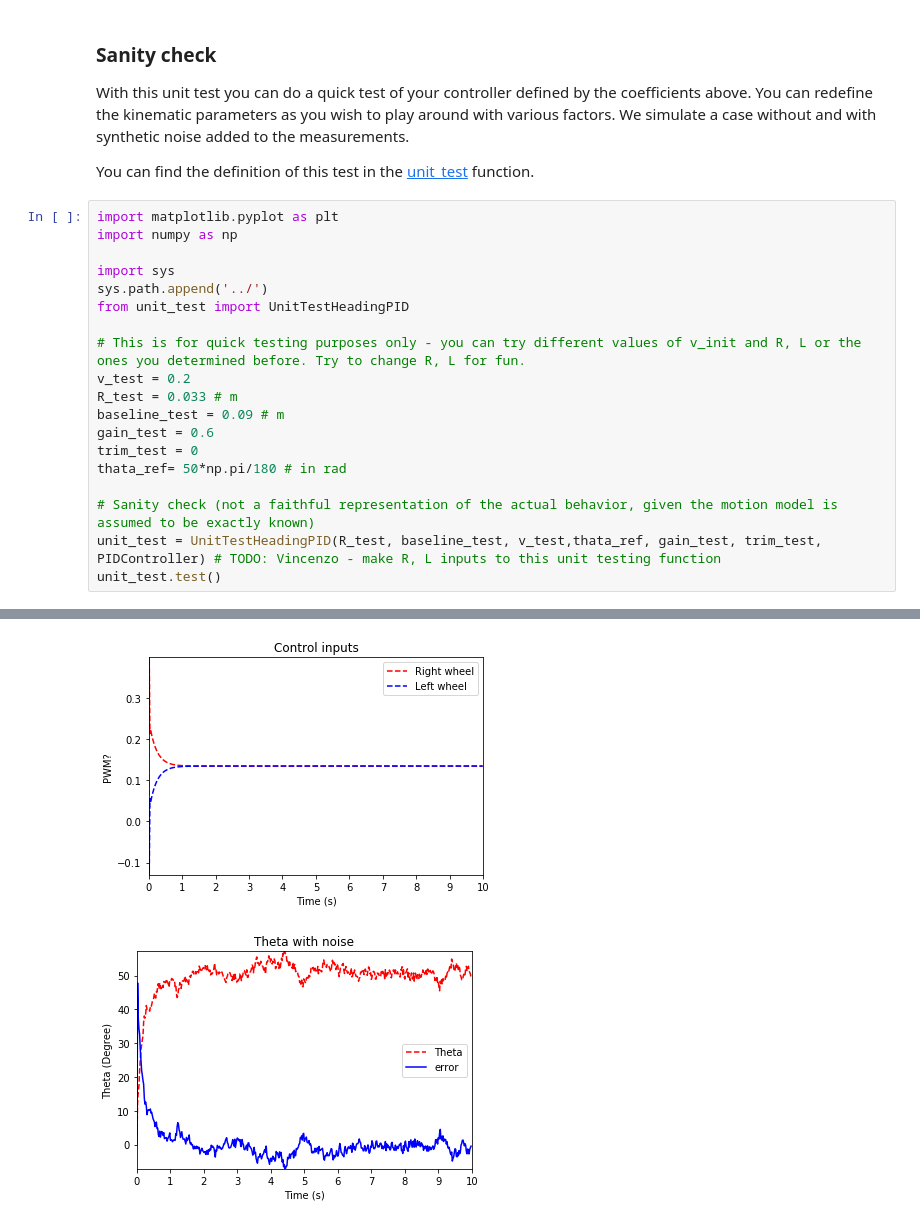
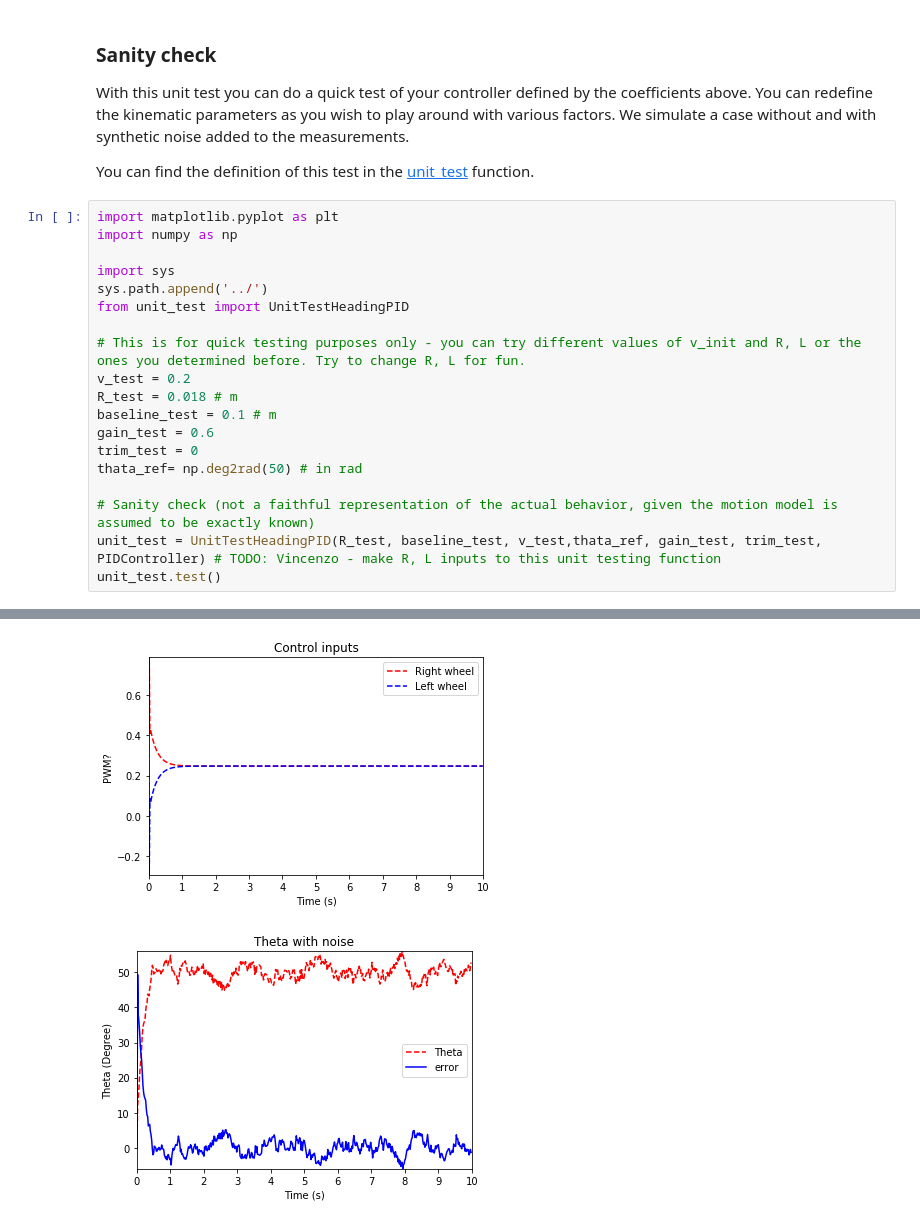
Before and after one commit to olivier-2018/dt-exercises, a Jupyter notebook: mooc-modcon/solution/05-PID-Control/PID_controller.ipynb, the cells around one changed output, grey strips where cells are left out. Cells and saved outputs as stored; diff of their text form.

```diff
--- a/mooc-modcon/solution/05-PID-Control/PID_controller.ipynb
+++ b/mooc-modcon/solution/05-PID-Control/PID_controller.ipynb
@@ -106,23 +104,23 @@ You can find the definition of this test in the [unit_test](./unite_test.py) fun
 # %%
 import matplotlib.pyplot as plt
 import numpy as np
 
 import sys
 sys.path.append('../')
 from unit_test import UnitTestHeadingPID
 
 # This is for quick testing purposes only - you can try different values of v_init and R, L or the ones you determined before. Try to change R, L for fun.
 v_test = 0.2
-R_test = 0.033 # m
-baseline_test = 0.09 # m
+R_test = 0.018 # m
+baseline_test = 0.1 # m
 gain_test = 0.6
 trim_test = 0
-thata_ref= 50*np.pi/180 # in rad
+thata_ref= np.deg2rad(50) # in rad
 
 # Sanity check (not a faithful representation of the actual behavior, given the motion model is assumed to be exactly known)
 unit_test = UnitTestHeadingPID(R_test, baseline_test, v_test,thata_ref, gain_test, trim_test, PIDController) # TODO: Vincenzo - make R, L inputs to this unit testing function
 unit_test.test()
 # %% [output]
 [figure]
-[figure, old version]
+[figure, new version]
-[figure, old version]
+[figure, new version]
```
Also changed, not shown: parts of 4 cells of this notebook, 3 other files.
